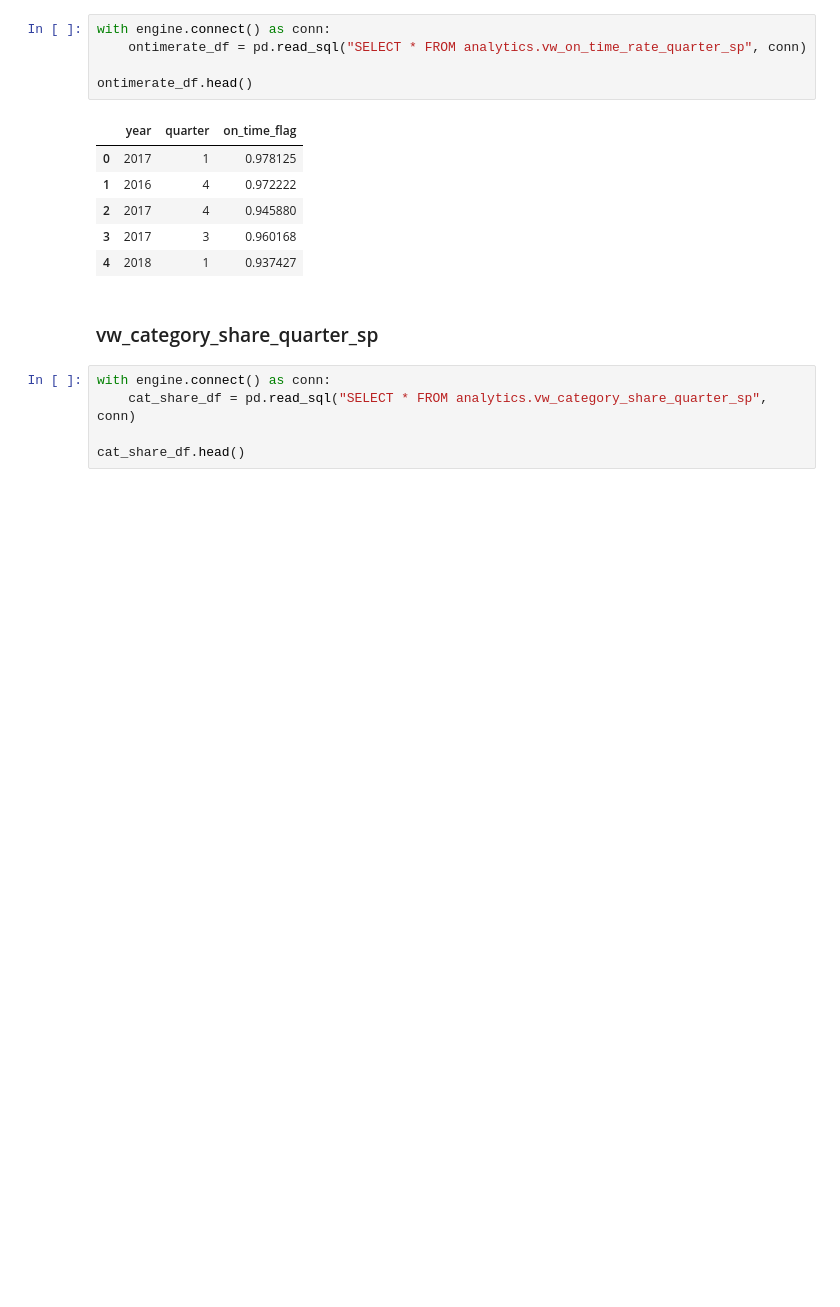
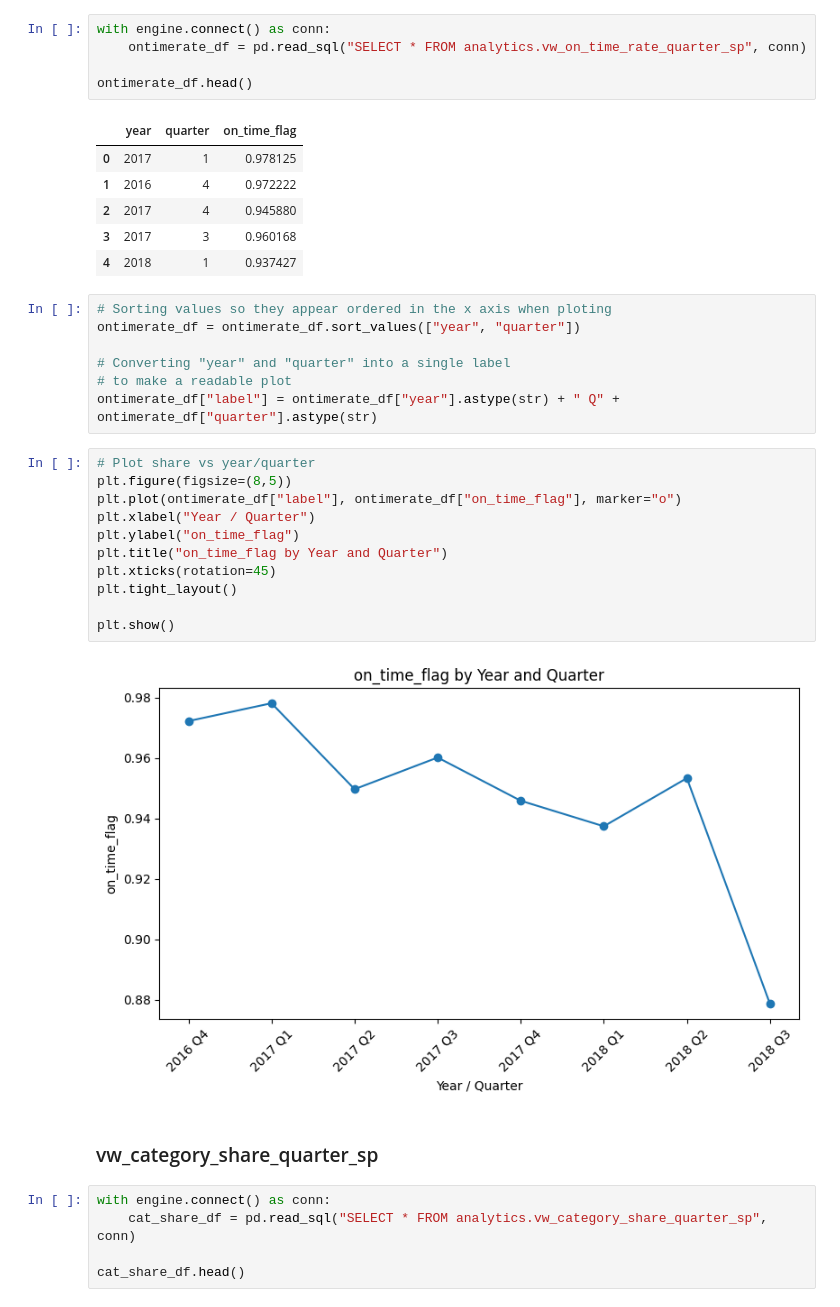
Before and after one commit to Vierinsky/ecommerce-analytics-python-sql, a Jupyter notebook: notebooks/eda.ipynb, the cells around one changed output. Drawn from its saved outputs; the diff is of its cells as text; blank space fills up the shorter version.

```diff
--- a/notebooks/eda.ipynb
+++ b/notebooks/eda.ipynb
@@ -902,6 +922,26 @@ ontimerate_df.head()
 | 2 | 2017 | 4 | 0.945880 |
 | 3 | 2017 | 3 | 0.960168 |
 | 4 | 2018 | 1 | 0.937427 |
+# %%
+# Sorting values so they appear ordered in the x axis when ploting
+ontimerate_df = ontimerate_df.sort_values(["year", "quarter"])
+
+# Converting "year" and "quarter" into a single label
+# to make a readable plot
+ontimerate_df["label"] = ontimerate_df["year"].astype(str) + " Q" + ontimerate_df["quarter"].astype(str)
+# %%
+# Plot share vs year/quarter
+plt.figure(figsize=(8,5))
+plt.plot(ontimerate_df["label"], ontimerate_df["on_time_flag"], marker="o")
+plt.xlabel("Year / Quarter")
+plt.ylabel("on_time_flag")
+plt.title("on_time_flag by Year and Quarter")
+plt.xticks(rotation=45)
+plt.tight_layout()
+
+plt.show()
+# %% [output]
+[figure, added]
 # %% [markdown]
 ### vw_category_share_quarter_sp
 # %%
```
Also changed, not shown: parts of 7 cells of this notebook.
